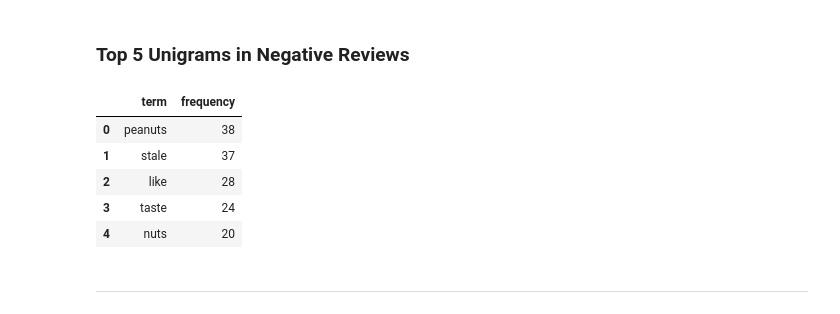
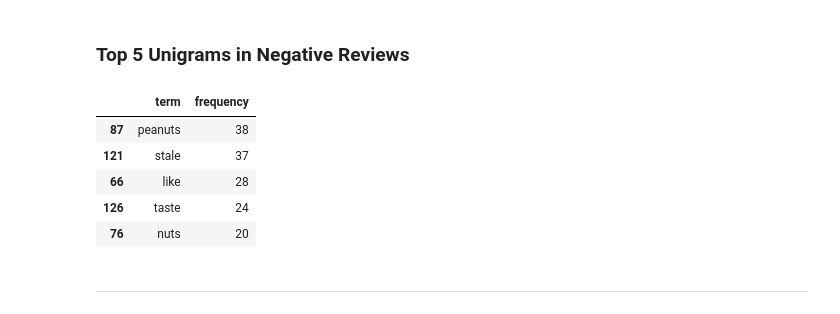
Before and after one commit to mjohnsonsea/opan6609_assignment2, a Jupyter notebook: assignment_2.ipynb, the cells around one changed output. Drawn from its saved outputs; the diff is of its cells as text; code cells hidden in the pictures.

```diff
--- a/assignment_2.ipynb
+++ b/assignment_2.ipynb
@@ -182,14 +189,14 @@ top_ngrams(df.loc[df['rating_category'] == 'Positive', 'text'], (1,1), 5)
 ### Top 5 Unigrams in Negative Reviews
 # %%
 # Run function to see top 5 unigrams in negative reviews
-top_ngrams(df.loc[df['rating_category'] == 'Negative', 'text'], (1,1), 5)
+top_ngrams(df[df['rating_category'] == 'Negative'], 'text', (1, 1), 5)
 # %% [output]
 |  | term | frequency |
-| 0 | peanuts | 38 |
-| 1 | stale | 37 |
-| 2 | like | 28 |
-| 3 | taste | 24 |
-| 4 | nuts | 20 |
+| 87 | peanuts | 38 |
+| 121 | stale | 37 |
+| 66 | like | 28 |
+| 126 | taste | 24 |
+| 76 | nuts | 20 |
 # %% [markdown]
 ****
 # %% [markdown]
```
Also changed, not shown: parts of 18 cells of this notebook, 1 other file.
